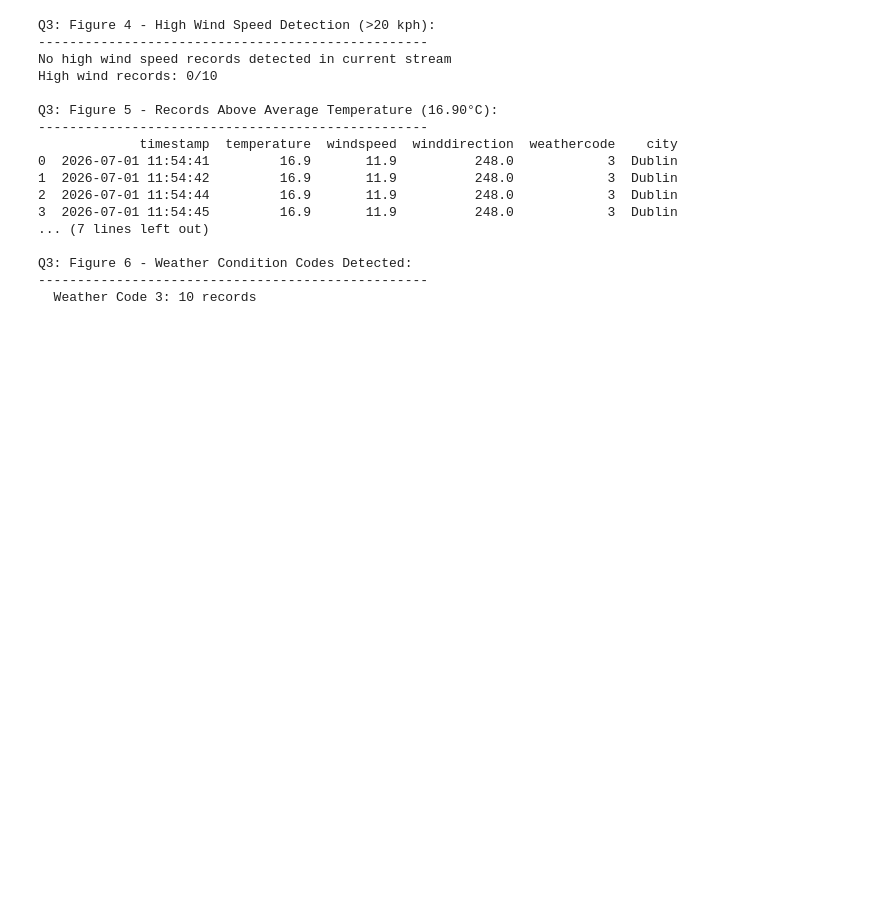
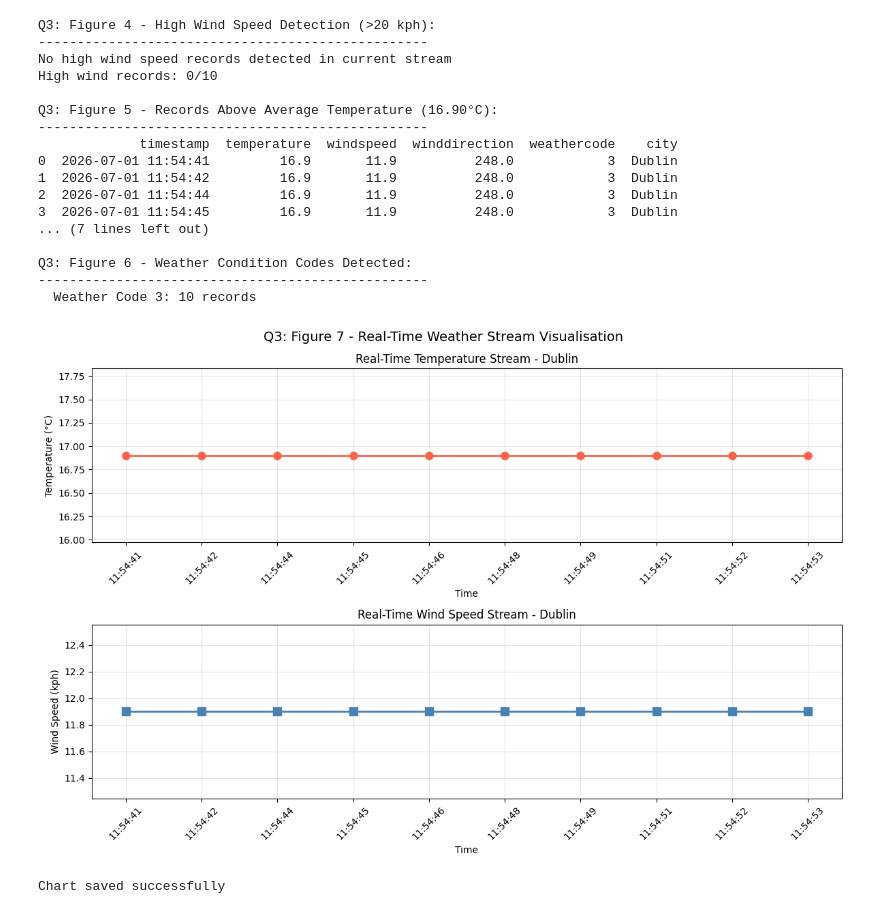
Before and after one commit to Akakiusz/big-data-weather-analytics, a Jupyter notebook: NOTEBOOKS/Q3_Spark_Streaming.ipynb, the cells around one changed output. Cells and saved outputs as stored; diff of their text form; code cells hidden in the pictures; blank space fills up the shorter version.

Commit message:
Q3.ipynb
Spark Streaming with Open-Meteo API and visualisation

```diff
--- a/NOTEBOOKS/Q3_Spark_Streaming.ipynb
+++ b/NOTEBOOKS/Q3_Spark_Streaming.ipynb
@@ -297,3 +297,38 @@ Q3: Figure 6 - Weather Condition Codes Detected:
 In this step I am creating charts to visualise the streaming weather data
 over time. Visualisations help to identify trends and patterns in the
 real-time data stream at a glance.
+# %%
+import matplotlib.pyplot as plt
+
+# Convert timestamp to shorter format for display
+df_pandas["time"] = df_pandas["timestamp"].str[11:19]
+
+# Create figure with two subplots
+fig, (ax1, ax2) = plt.subplots(2, 1, figsize=(12, 8))
+
+# Temperature over time
+ax1.plot(df_pandas["time"], df_pandas["temperature"],
+         marker="o", color="tomato", linewidth=2, markersize=8)
+ax1.set_xlabel("Time")
+ax1.set_ylabel("Temperature (°C)")
+ax1.set_title("Real-Time Temperature Stream - Dublin")
+ax1.tick_params(axis="x", rotation=45)
+ax1.grid(True, alpha=0.3)
+
+# Wind speed over time
+ax2.plot(df_pandas["time"], df_pandas["windspeed"],
+         marker="s", color="steelblue", linewidth=2, markersize=8)
+ax2.set_xlabel("Time")
+ax2.set_ylabel("Wind Speed (kph)")
+ax2.set_title("Real-Time Wind Speed Stream - Dublin")
+ax2.tick_params(axis="x", rotation=45)
+ax2.grid(True, alpha=0.3)
+
+plt.suptitle("Q3: Figure 7 - Real-Time Weather Stream Visualisation", fontsize=14)
+plt.tight_layout()
+plt.savefig("Q3_Figure7_streaming_visualisation.png")
+plt.show()
+print("Chart saved successfully")
+# %% [output]
+[figure, added]
+Chart saved successfully
```
Also changed, not shown: parts of 2 cells of this notebook, 1 other file.
